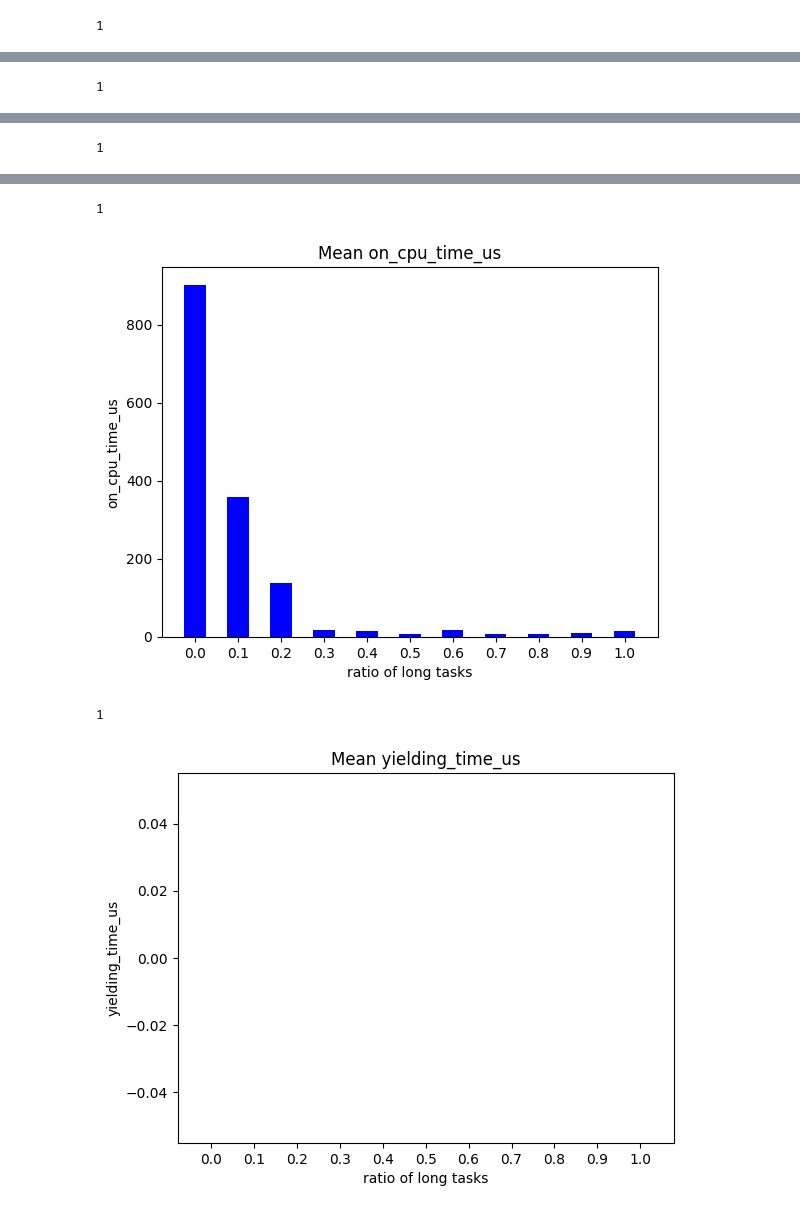
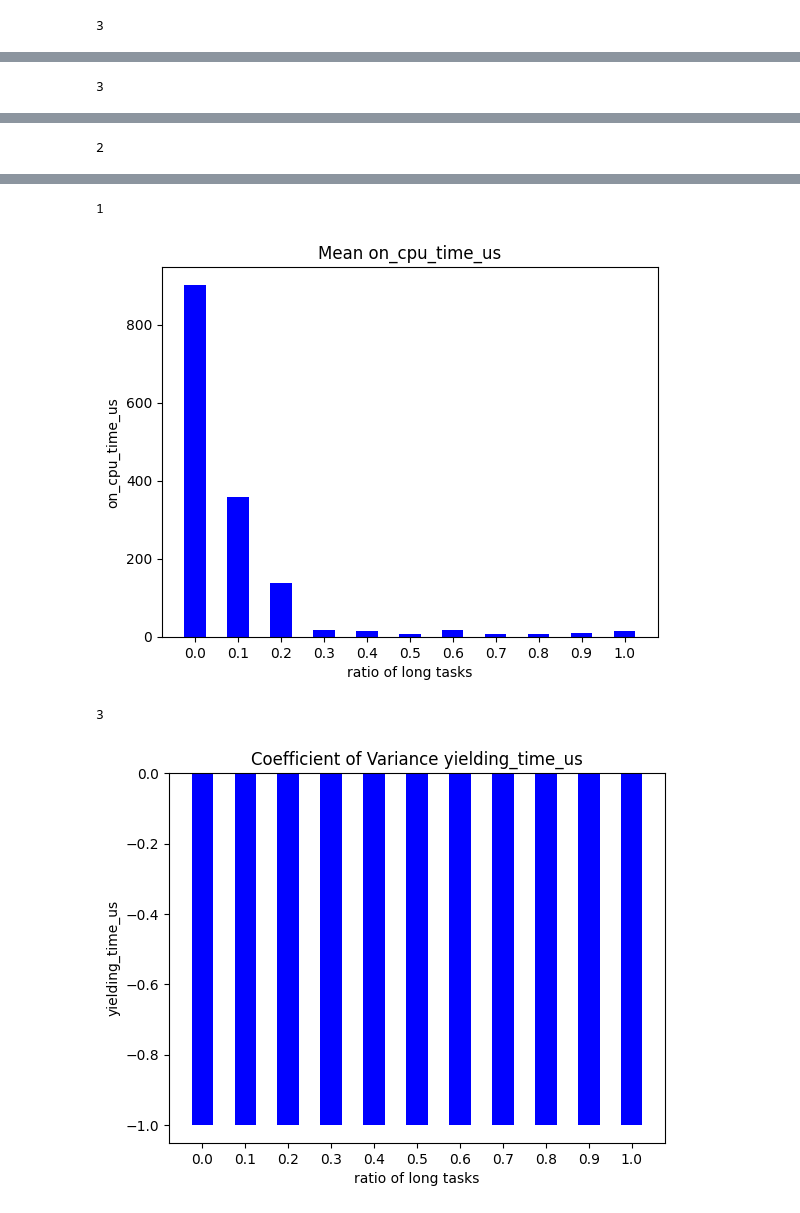
Before and after one commit to alan123piano/ghost-userspace, a Jupyter notebook: exp_results/plot.ipynb, the cells around one changed output, grey strips where cells are left out. Drawn from its saved outputs; the diff is of its cells as text; code cells hidden in the pictures.

```diff
--- a/exp_results/plot.ipynb
+++ b/exp_results/plot.ipynb
@@ -11,10 +11,10 @@ d_fifo_res = populate_data("d-fifo.out")
         # "on_cpu_time_us": [],
         # "yielding_time_us": [],
 
-draw(d_fifo_res, STAT.MEAN, "block_time_us")
-draw(d_fifo_res, STAT.MEAN, "runnable_time_us")
-draw(d_fifo_res, STAT.MEAN, "queued_time_us")
+draw(d_fifo_res, STAT.CV, "block_time_us")
+draw(d_fifo_res, STAT.CV, "runnable_time_us")
+draw(d_fifo_res, STAT.STDEV, "queued_time_us")
 draw(d_fifo_res, STAT.MEAN, "on_cpu_time_us")
-draw(d_fifo_res, STAT.MEAN, "yielding_time_us")
+draw(d_fifo_res, STAT.CV, "yielding_time_us")
 # %% [output]
-1
+3
@@ -22 +22 @@ draw(d_fifo_res, STAT.MEAN, "yielding_time_us")
-1
+3
@@ -24 +24 @@ draw(d_fifo_res, STAT.MEAN, "yielding_time_us")
-1
+2
@@ -26,7 +26,7 @@ draw(d_fifo_res, STAT.MEAN, "yielding_time_us")
 1
 [figure]
-1
+3
-[figure, old version]
+[figure, new version]
 # %%
 c_fifo_res = populate_data("c-fifo.out")
 # %%
```
Also changed, not shown: parts of 2 cells of this notebook, 3 other files.
